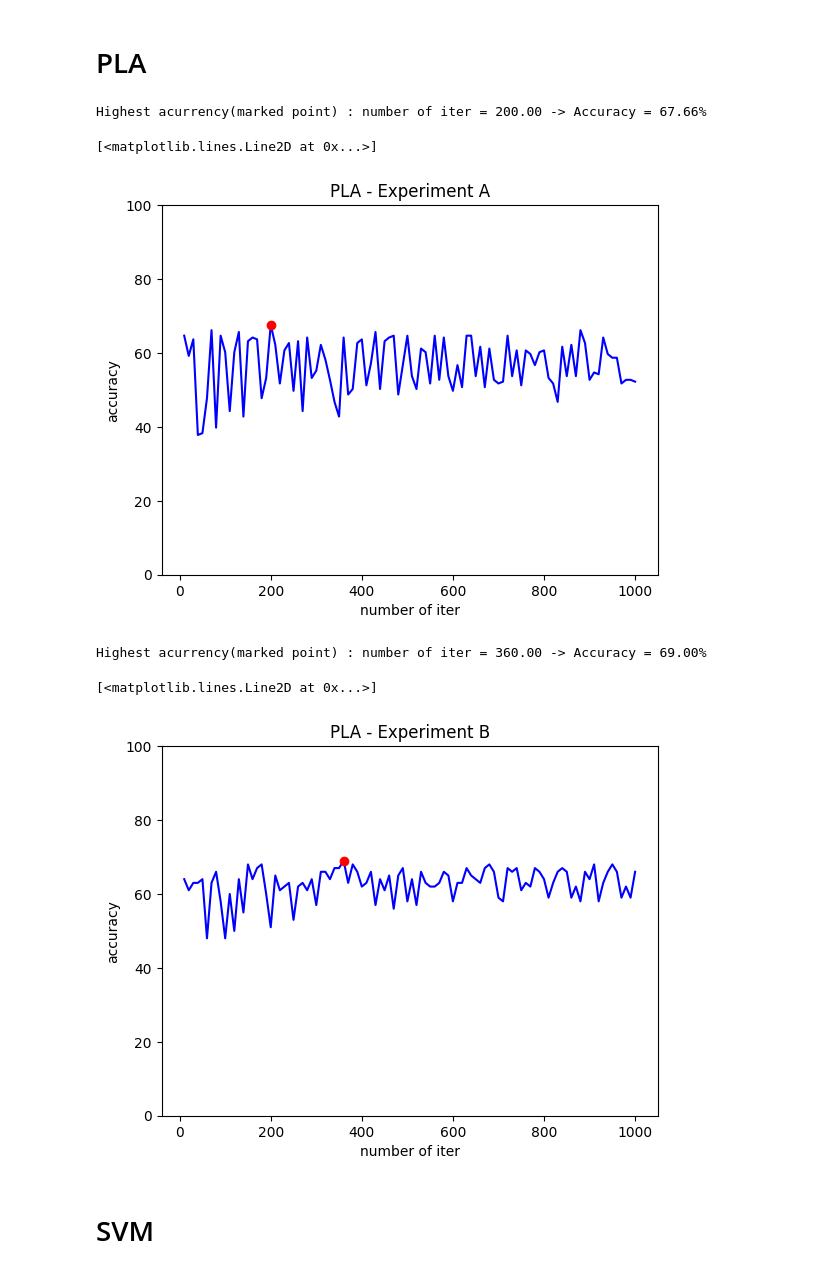
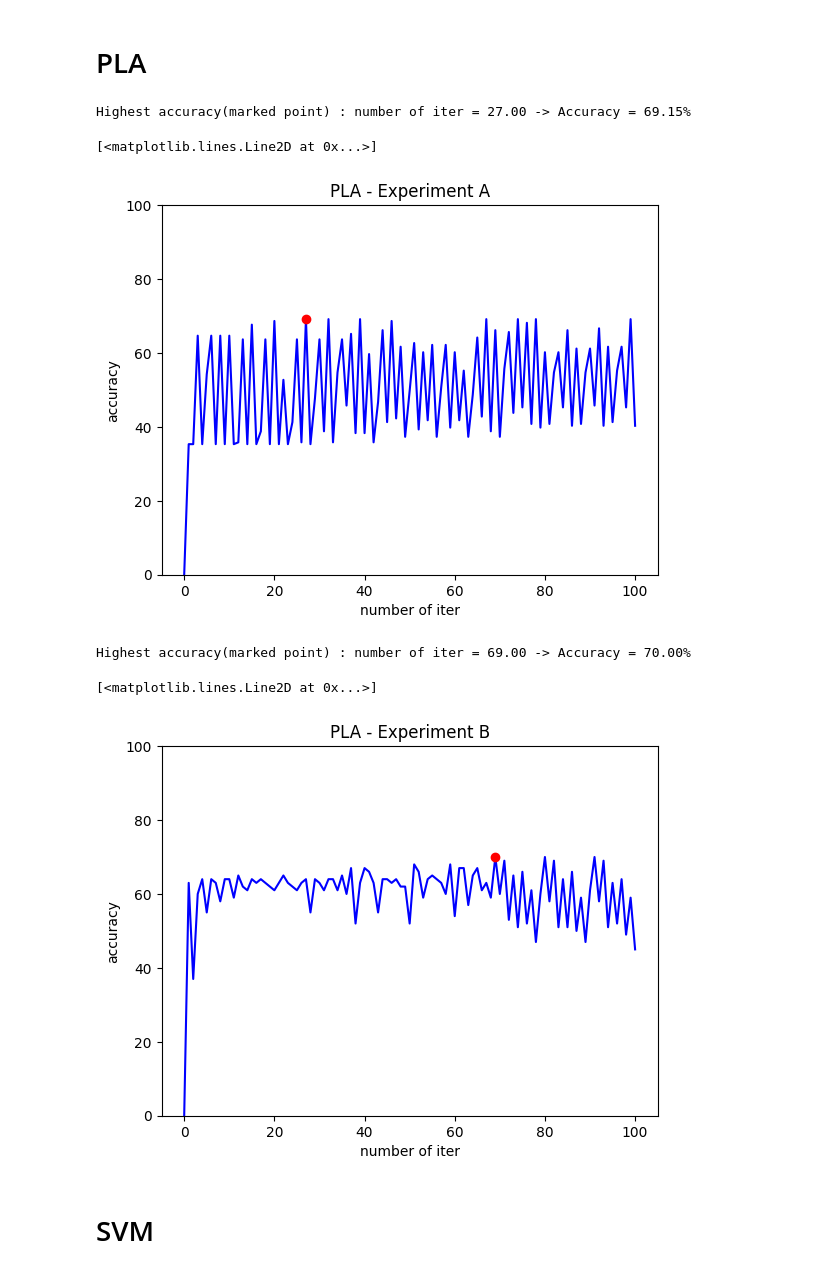
Before and after one commit to Benny0w0Liu/Data_Mining_113-2, a Jupyter notebook: Data_Mining_Midterm/experiment.ipynb, the cells around one changed output. Drawn from its saved outputs; the diff is of its cells as text; code cells hidden in the pictures.

```diff
--- a/Data_Mining_Midterm/experiment.ipynb
+++ b/Data_Mining_Midterm/experiment.ipynb
@@ -59,27 +61,27 @@ Highest acurrency(marked point) : k = 15.00 -> Accuracy = 78.00%
 # %%
 # Experiment A
 ax = plt.gca()
 ax.set_ylim([0, 100])
-x = np.array(list(range(10,1010,10)))
+x = np.array(list(range(0,101,1)))
 y=[]
 for num in x:
     y.append(PLA.experiment("A",num))
 
 print(f'Highest accuracy(marked point) : number of iter = {x[np.argmax(y)]:.2f} -> Accuracy = {y[np.argmax(y)]:.2f}%')
 plt.scatter(x[np.argmax(y)], y[np.argmax(y)], color='red', zorder=5)
 plt.xlabel('number of iter')
 plt.ylabel('accuracy')
 plt.title(f'PLA - Experiment A', fontsize=12)
 plt.plot(x, y, 'b-')
 # %% [output]
-Highest acurrency(marked point) : number of iter = 200.00 -> Accuracy = 67.66%
+Highest accuracy(marked point) : number of iter = 27.00 -> Accuracy = 69.15%
 [<matplotlib.lines.Line2D at 0x...>]
-[figure, old version]
+[figure, new version]
 # %%
 # Experiment B
 ax = plt.gca()
 ax.set_ylim([0, 100])
-x = np.array(list(range(10,1010,10)))
+x = np.array(list(range(0,101,1)))
 y=[]
 for num in x:
     y.append(PLA.experiment("B",num))
@@ -91,9 +93,9 @@ plt.ylabel('accuracy')
 plt.title(f'PLA - Experiment B', fontsize=12)
 plt.plot(x, y, 'b-')
 # %% [output]
-Highest acurrency(marked point) : number of iter = 360.00 -> Accuracy = 69.00%
+Highest accuracy(marked point) : number of iter = 69.00 -> Accuracy = 70.00%
 [<matplotlib.lines.Line2D at 0x...>]
-[figure, old version]
+[figure, new version]
 # %% [markdown]
 # SVM
 # %%
```
Also changed, not shown: parts of 5 cells of this notebook.
